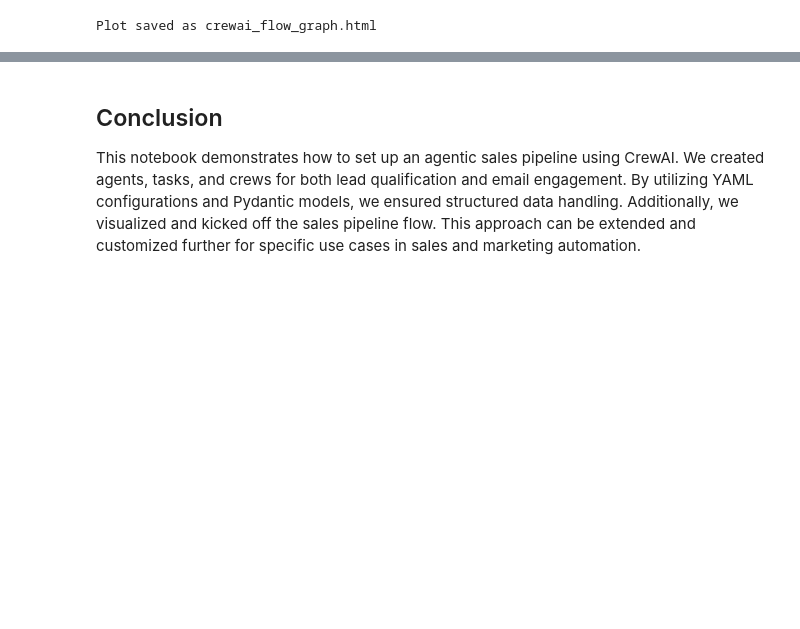
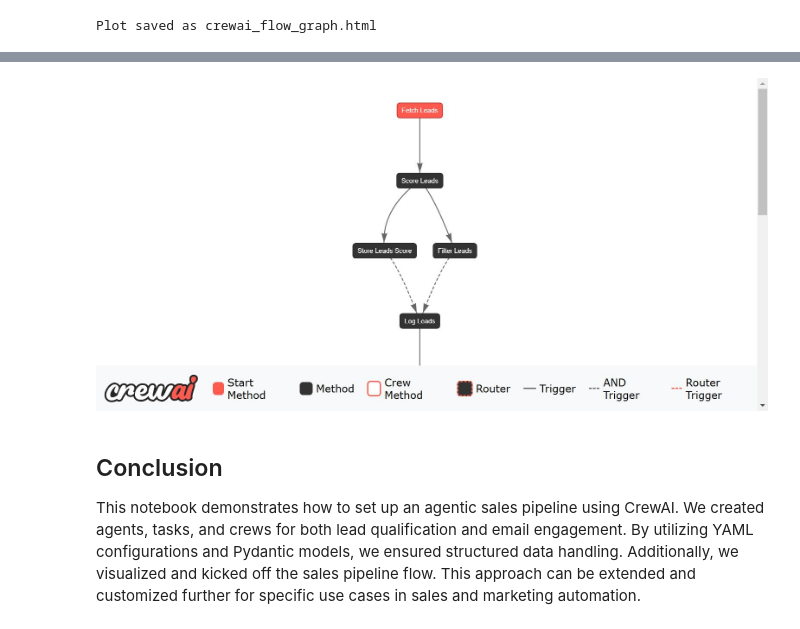
Before and after one commit to micag2025/DeepLearningAI-CrewAI, a Jupyter notebook: Practical_Multi_AI_Agents_and_Advanced_use_cases_with_CrewAI/Agentic_Sales_Pipelines/agentic_sales_pipelines.ipynb, the cells around one changed output, grey strips where cells are left out. Cells and saved outputs as stored; diff of their text form; code cells hidden in the pictures; blank space fills up the shorter version.

```diff
--- a/Practical_Multi_AI_Agents_and_Advanced_use_cases_with_CrewAI/Agentic_Sales_Pipelines/agentic_sales_pipelines.ipynb
+++ b/Practical_Multi_AI_Agents_and_Advanced_use_cases_with_CrewAI/Agentic_Sales_Pipelines/agentic_sales_pipelines.ipynb
@@ -552,3 +613,13 @@ IFrame(src="http://127.0.0.1:3000/crewai_flow_graph.html", width="100%", height=
+# %%
+from IPython.display import Image
+
+# Path to your image
+image_path = 'crewai_flow_graph.jpg'
+
+# Display the image
+Image(filename=image_path)
+# %% [output]
+[figure, added]
 # %% [markdown]
 ## Conclusion
 This notebook demonstrates how to set up an agentic sales pipeline using CrewAI. We created agents, tasks, and crews for both lead qualification and email engagement. By utilizing YAML configurations and Pydantic models, we ensured structured data handling. Additionally, we visualized and kicked off the sales pipeline flow. This approach can be extended and customized further for specific use cases in sales and marketing automation.
```
Also changed, not shown: parts of 21 cells of this notebook, 2 other files.
